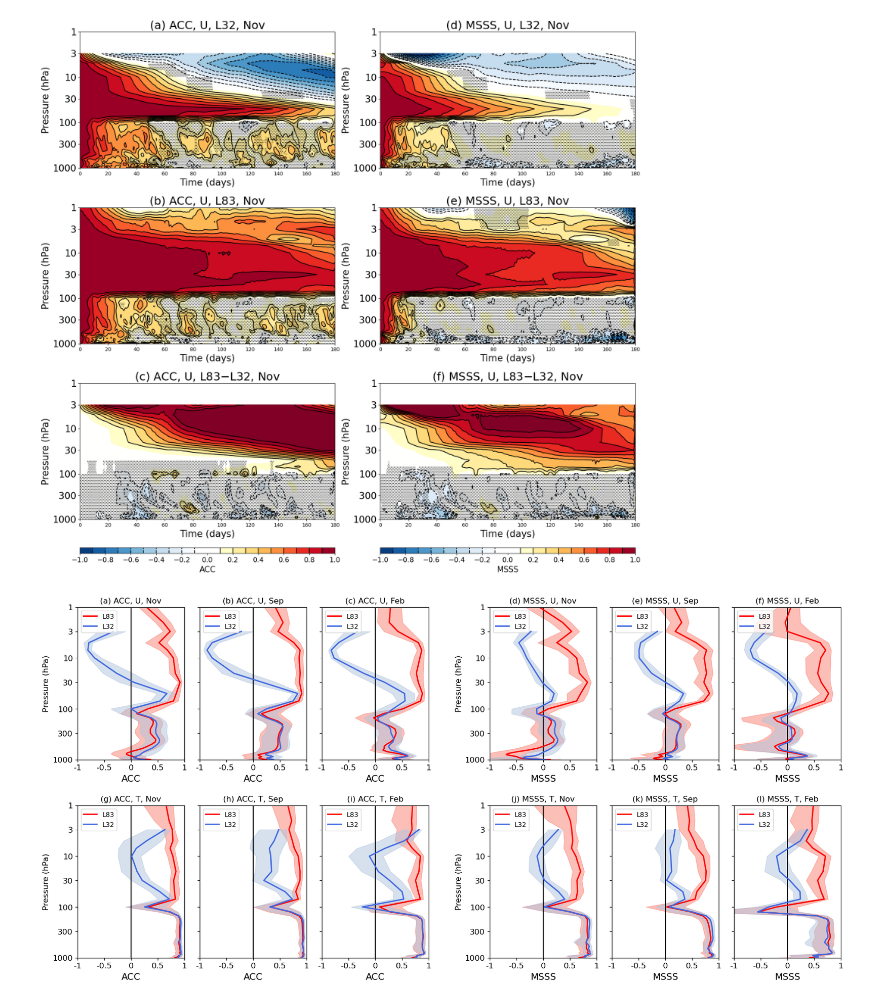
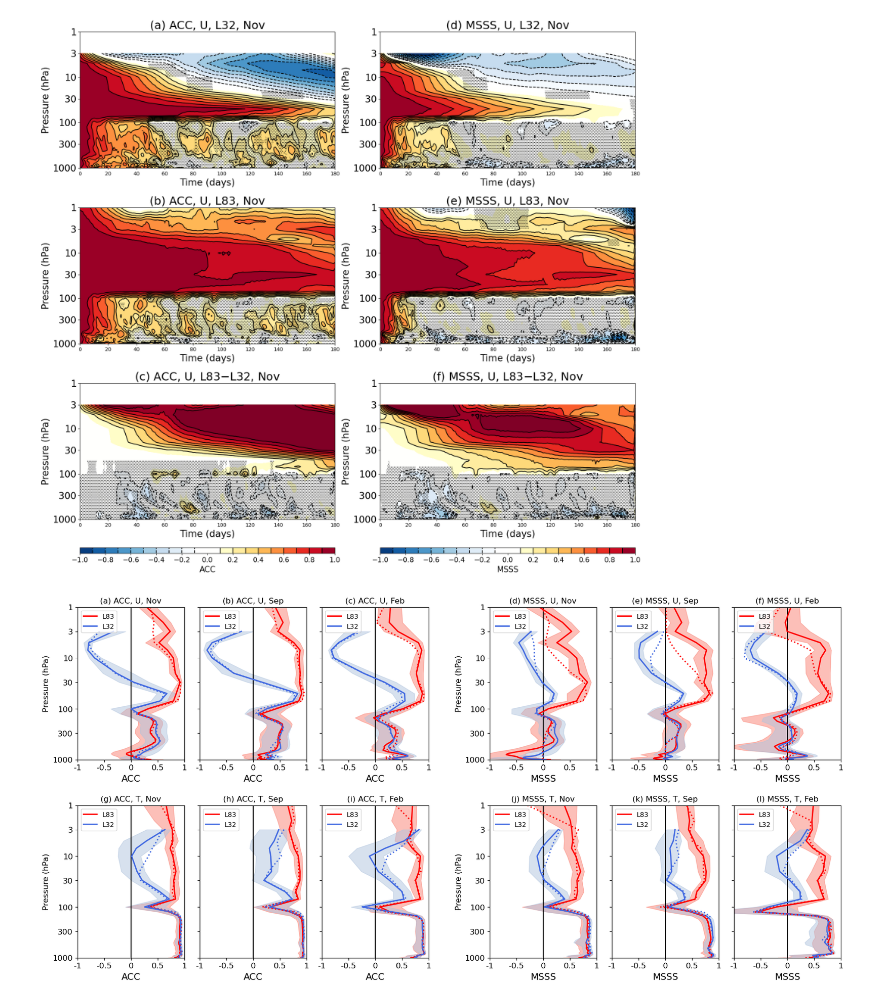
Before and after one commit to islasimpson/NCAR_CW3E_SMYLE, a Jupyter notebook: FIGURES/fig1_2.ipynb, the cells around one changed output. Drawn from its saved outputs; the diff is of its cells as text; code cells hidden in the pictures.

```diff
--- a/FIGURES/fig1_2.ipynb
+++ b/FIGURES/fig1_2.ipynb
@@ -324,32 +375,44 @@ acc_high_nov_uzm = xr.corr(era5_nov_uzm_tr, high_nov_uzm_tr_interpm, dim='init_y
 acc_low_nov_uzm = xr.corr(era5_nov_uzm_tr, low_nov_uzm_tr_interpm, dim='init_year')
 acc_high_nov_2mon_uzm = xr.corr(era5_nov_uzm_tr_2mon, high_nov_uzm_tr_2mon, dim='init_year')
 acc_low_nov_2mon_uzm = xr.corr(era5_nov_uzm_tr_2mon, low_nov_uzm_tr_2mon, dim='init_year')
+acc_high_nov_2mon_uzm_jra = xr.corr(jra3q_nov_uzm_tr_2mon, high_nov_uzm_tr_2mon, dim='init_year')
+acc_low_nov_2mon_uzm_jra = xr.corr(jra3q_nov_uzm_tr_2mon, low_nov_uzm_tr_2mon, dim='init_year')
 
 acc_high_sep_uzm = xr.corr(era5_sep_uzm_tr, high_sep_uzm_tr_interpm, dim='init_year')
 acc_low_sep_uzm = xr.corr(era5_sep_uzm_tr, low_sep_uzm_tr_interpm, dim='init_year')
 acc_high_sep_2mon_uzm = xr.corr(era5_sep_uzm_tr_2mon, high_sep_uzm_tr_2mon, dim='init_year')
 acc_low_sep_2mon_uzm = xr.corr(era5_sep_uzm_tr_2mon, low_sep_uzm_tr_2mon, dim='init_year')
+acc_high_sep_2mon_uzm_jra = xr.corr(jra3q_sep_uzm_tr_2mon, high_sep_uzm_tr_2mon, dim='init_year')
+acc_low_sep_2mon_uzm_jra = xr.corr(jra3q_sep_uzm_tr_2mon, low_sep_uzm_tr_2mon, dim='init_year')
 
 acc_high_feb_uzm = xr.corr(era5_feb_uzm_tr, high_feb_uzm_tr_interpm, dim='init_year')
 acc_low_feb_uzm = xr.corr(era5_feb_uzm_tr, low_feb_uzm_tr_interpm, dim='init_year')
 acc_high_feb_2mon_uzm = xr.corr(era5_feb_uzm_tr_2mon, high_feb_uzm_tr_2mon, dim='init_year')
 acc_low_feb_2mon_uzm = xr.corr(era5_feb_uzm_tr_2mon, low_feb_uzm_tr_2mon, dim='init_year')
+acc_high_feb_2mon_uzm_jra = xr.corr(jra3q_feb_uzm_tr_2mon, high_feb_uzm_tr_2mon, dim='init_year')
+acc_low_feb_2mon_uzm_jra = xr.corr(jra3q_feb_uzm_tr_2mon, low_feb_uzm_tr_2mon, dim='init_year')
 
 
 acc_high_nov_tzm = xr.corr(era5_nov_tzm_tr, high_nov_tzm_tr_interpm, dim='init_year')
 acc_low_nov_tzm = xr.corr(era5_nov_tzm_tr, low_nov_tzm_tr_interpm, dim='init_year')
 acc_high_nov_2mon_tzm = xr.corr(era5_nov_tzm_tr_2mon, high_nov_tzm_tr_2mon, dim='init_year')
 acc_low_nov_2mon_tzm = xr.corr(era5_nov_tzm_tr_2mon, low_nov_tzm_tr_2mon, dim='init_year')
+acc_high_nov_2mon_tzm_jra = xr.corr(jra3q_nov_tzm_tr_2mon, high_nov_tzm_tr_2mon, dim='init_year')
+acc_low_nov_2mon_tzm_jra = xr.corr(jra3q_nov_tzm_tr_2mon, low_nov_tzm_tr_2mon, dim='init_year')
 
 acc_high_sep_tzm = xr.corr(era5_sep_tzm_tr, high_sep_tzm_tr_interpm, dim='init_year')
 acc_low_sep_tzm = xr.corr(era5_sep_tzm_tr, low_sep_tzm_tr_interpm, dim='init_year')
 acc_high_sep_2mon_tzm = xr.corr(era5_sep_tzm_tr_2mon, high_sep_tzm_tr_2mon, dim='init_year')
 acc_low_sep_2mon_tzm = xr.corr(era5_sep_tzm_tr_2mon, low_sep_tzm_tr_2mon, dim='init_year')
+acc_high_sep_2mon_tzm_jra = xr.corr(jra3q_sep_tzm_tr_2mon, high_sep_tzm_tr_2mon, dim='init_year')
+acc_low_sep_2mon_tzm_jra = xr.corr(jra3q_sep_tzm_tr_2mon, low_sep_tzm_tr_2mon, dim='init_year')
 
 acc_high_feb_tzm = xr.corr(era5_feb_tzm_tr, high_feb_tzm_tr_interpm, dim='init_year')
 acc_low_feb_tzm = xr.corr(era5_feb_tzm_tr, low_feb_tzm_tr_interpm, dim='init_year')
 acc_high_feb_2mon_tzm = xr.corr(era5_feb_tzm_tr_2mon, high_feb_tzm_tr_2mon, dim='init_year')
 acc_low_feb_2mon_tzm = xr.corr(era5_feb_tzm_tr_2mon, low_feb_tzm_tr_2mon, dim='init_year')
+acc_high_feb_2mon_tzm_jra = xr.corr(jra3q_feb_tzm_tr_2mon, high_feb_tzm_tr_2mon, dim='init_year')
+acc_low_feb_2mon_tzm_jra = xr.corr(jra3q_feb_tzm_tr_2mon, low_feb_tzm_tr_2mon, dim='init_year')
 # %% [markdown]
 ### Read in bootstrapped confidence intervals (calculated at ./DATA_SORT/SIGNIF/fig1/output_signif_fig1_timepre.py
 # %%
@@ -366,7 +429,7 @@ signifdat_nov_2mon_tzm = xr.open_dataset(basepath_signif+"ci_last2months_initmon
 signifdat_sep_2mon_tzm = xr.open_dataset(basepath_signif+"ci_last2months_initmon09_Tzm.nc")
 signifdat_feb_2mon_tzm = xr.open_dataset(basepath_signif+"ci_last2months_initmon02_Tzm.nc")
 # %%
-def setup_2mon_plot(x1, x2, y1, y2, l83, l32, l83_min95, l83_max95, l32_min95, l32_max95, title='', xlabel='',ylabel=False, yticks='True'):
+def setup_2mon_plot(x1, x2, y1, y2, l83, l32, l83_min95, l83_max95, l32_min95, l32_max95, l83_jra3q=None, l32_jra3q=None, title='', xlabel='',ylabel=False, yticks='True'):
     ax = fig.add_axes([x1,y1,x2-x1, y2-y1])
     ax.plot([0,0],[-np.log10(1000),-np.log10(1)], color='black')
     ax.set_ylim(-np.log10(1000),-np.log10(1))
@@ -388,6 +451,12 @@ def setup_2mon_plot(x1, x2, y1, y2, l83, l32, l83_min95, l83_max95, l32_min95, l
     ax.plot(l83, -np.log10(l83.level), color='red', linewidth=2, label='L83')
     ax.fill_betweenx(-np.log10(l32_min95.level), l32_min95, l32_max95, color='lightsteelblue', alpha=0.5)
     ax.plot(l32, -np.log10(l32.level), color='royalblue', linewidth=2, label='L32')
+
+    if l83_jra3q is not None:
+        ax.plot(l83_jra3q, -np.log10(l83_jra3q.pre), color='red', linewidth=2, linestyle='dotted')
+    if l32_jra3q is not None:
+        ax.plot(l32_jra3q, -np.log10(l32_jra3q.pre), color='royalblue', linewidth=2, linestyle='dotted')
+
     ax.legend(prop={"size":10}, loc='upper left')
 
     return ax
@@ -442,48 +511,60 @@ fig.savefig(plotpath+'fig1.png', bbox_inches='tight', facecolor='white')
 fig = plt.figure(figsize=(16,16))
 
 ax = setup_2mon_plot(0.02,0.16,0.3,0.5,acc_high_nov_2mon_uzm, acc_low_nov_2mon_uzm, signifdat_nov_2mon.min95_high_cor, signifdat_nov_2mon.max95_high_cor,
-                                       signifdat_nov_2mon.min95_low_cor, signifdat_nov_2mon.max95_low_cor, title='(a) ACC, U, Nov', xlabel='ACC', ylabel=True)
+                                       signifdat_nov_2mon.min95_low_cor, signifdat_nov_2mon.max95_low_cor,
+                                       l83_jra3q=acc_high_nov_2mon_uzm_jra, l32_jra3q=acc_low_nov_2mon_uzm_jra, title='(a) ACC, U, Nov', xlabel='ACC', ylabel=True)
 
 ax = setup_2mon_plot(0.18,0.32,0.3,0.5,acc_high_sep_2mon_uzm, acc_low_sep_2mon_uzm, signifdat_sep_2mon.min95_high_cor, signifdat_sep_2mon.max95_high_cor,
-                                       signifdat_sep_2mon.min95_low_cor, signifdat_sep_2mon.max95_low_cor, title='(b) ACC, U, Sep', xlabel='ACC', ylabel=False, yticks=False)
+                                       signifdat_sep_2mon.min95_low_cor, signifdat_sep_2mon.max95_low_cor,
+                                       l83_jra3q=acc_high_sep_2mon_uzm_jra, l32_jra3q=acc_low_sep_2mon_uzm_jra,title='(b) ACC, U, Sep', xlabel='ACC', ylabel=False, yticks=False)
 
 ax = setup_2mon_plot(0.34,0.48,0.3,0.5,acc_high_feb_2mon_uzm, acc_low_feb_2mon_uzm, signifdat_feb_2mon.min95_high_cor, signifdat_feb_2mon.max95_high_cor,
-                                       signifdat_feb_2mon.min95_low_cor, signifdat_feb_2mon.max95_low_cor, title='(c) ACC, U, Feb', xlabel='ACC', ylabel=False, yticks=False)
+                                       signifdat_feb_2mon.min95_low_cor, signifdat_feb_2mon.max95_low_cor,
+                                       l83_jra3q=acc_high_feb_2mon_uzm_jra, l32_jra3q=acc_low_feb_2mon_uzm_jra,title='(c) ACC, U, Feb', xlabel='ACC', ylabel=False, yticks=False)
 
 
 
 ax = setup_2mon_plot(0.56,0.7,0.3,0.5,msss_high_nov_2mon_uzm, msss_low_nov_2mon_uzm, signifdat_nov_2mon.min95_high_msss, signifdat_nov_2mon.max95_high_msss,
-                                       signifdat_nov_2mon.min95_low_msss, signifdat_nov_2mon.max95_low_msss, title='(d) MSSS, U, Nov', xlabel='MSSS', ylabel=True)
+                                       signifdat_nov_2mon.min95_low_msss, signifdat_nov_2mon.max95_low_msss,
+                                    l83_jra3q=msss_high_nov_2mon_uzm_jra, l32_jra3q=msss_low_nov_2mon_uzm_jra,title='(d) MSSS, U, Nov', xlabel='MSSS', ylabel=True)
 
 ax = setup_2mon_plot(0.72,0.86,0.3,0.5,msss_high_sep_2mon_uzm, msss_low_sep_2mon_uzm, signifdat_sep_2mon.min95_high_msss, signifdat_sep_2mon.max95_high_msss,
-                                       signifdat_sep_2mon.min95_low_msss, signifdat_sep_2mon.max95_low_msss, title='(e) MSSS, U, Sep', xlabel='MSSS', ylabel=False, yticks=False)
+                                       signifdat_sep_2mon.min95_low_msss, signifdat_sep_2mon.max95_low_msss,
+                                    l83_jra3q=msss_high_sep_2mon_uzm_jra, l32_jra3q=msss_low_sep_2mon_uzm_jra,title='(e) MSSS, U, Sep', xlabel='MSSS', ylabel=False, yticks=False)
 
 ax = setup_2mon_plot(0.88,1.02,0.3,0.5,msss_high_feb_2mon_uzm, msss_low_feb_2mon_uzm, signifdat_feb_2mon.min95_high_msss, signifdat_feb_2mon.max95_high_msss,
-                                       signifdat_feb_2mon.min95_low_msss, signifdat_feb_2mon.max95_low_msss, title='(f) MSSS, U, Feb', xlabel='MSSS', ylabel=False, yticks=False)
+                                       signifdat_feb_2mon.min95_low_msss, signifdat_feb_2mon.max95_low_msss,
+                                    l83_jra3q=msss_high_feb_2mon_uzm_jra, l32_jra3q=msss_low_feb_2mon_uzm_jra,title='(f) MSSS, U, Feb', xlabel='MSSS', ylabel=False, yticks=False)
 
 
 
 
 ax = setup_2mon_plot(0.02,0.16,0.04,0.24,acc_high_nov_2mon_tzm, acc_low_nov_2mon_tzm, signifdat_nov_2mon_tzm.min95_high_cor, signifdat_nov_2mon_tzm.max95_high_cor,
-                                       signifdat_nov_2mon_tzm.min95_low_cor, signifdat_nov_2mon_tzm.max95_low_cor, title='(g) ACC, T, Nov', xlabel='ACC', ylabel=True)
+                                       signifdat_nov_2mon_tzm.min95_low_cor, signifdat_nov_2mon_tzm.max95_low_cor,
+                                     l83_jra3q = acc_high_nov_2mon_tzm_jra, l32_jra3q = acc_low_nov_2mon_tzm_jra, title='(g) ACC, T, Nov', xlabel='ACC', ylabel=True)
 
 ax = setup_2mon_plot(0.18,0.32,0.04,0.24,acc_high_sep_2mon_tzm, acc_low_sep_2mon_tzm, signifdat_sep_2mon_tzm.min95_high_cor, signifdat_sep_2mon_tzm.max95_high_cor,
-                                       signifdat_sep_2mon_tzm.min95_low_cor, signifdat_sep_2mon_tzm.max95_low_cor, title='(h) ACC, T, Sep', xlabel='ACC', ylabel=False, yticks=False)
+                                       signifdat_sep_2mon_tzm.min95_low_cor, signifdat_sep_2mon_tzm.max95_low_cor,
+                                       l83_jra3q = acc_high_sep_2mon_tzm_jra, l32_jra3q = acc_low_sep_2mon_tzm_jra, title='(h) ACC, T, Sep', xlabel='ACC', ylabel=False, yticks=False)
 
 ax = setup_2mon_plot(0.34,0.48,0.04,0.24,acc_high_feb_2mon_tzm, acc_low_feb_2mon_tzm, signifdat_feb_2mon_tzm.min95_high_cor, signifdat_feb_2mon_tzm.max95_high_cor,
-                                       signifdat_feb_2mon_tzm.min95_low_cor, signifdat_feb_2mon_tzm.max95_low_cor, title='(i) ACC, T, Feb', xlabel='ACC', ylabel=False, yticks=False)
+                                       signifdat_feb_2mon_tzm.min95_low_cor, signifdat_feb_2mon_tzm.max95_low_cor,
+                                      l83_jra3q = acc_high_feb_2mon_tzm_jra, l32_jra3q = acc_low_feb_2mon_tzm_jra,title='(i) ACC, T, Feb', xlabel='ACC', ylabel=False, yticks=False)
 
 
 
 ax = setup_2mon_plot(0.56,0.7,0.04,0.24,msss_high_nov_2mon_tzm, msss_low_nov_2mon_tzm, signifdat_nov_2mon_tzm.min95_high_msss, signifdat_nov_2mon_tzm.max95_high_msss,
-                                       signifdat_nov_2mon_tzm.min95_low_msss, signifdat_nov_2mon_tzm.max95_low_msss, title='(j) MSSS, T, Nov', xlabel='MSSS', ylabel=True)
+                                       signifdat_nov_2mon_tzm.min95_low_msss, signifdat_nov_2mon_tzm.max95_low_msss,
+                                       l83_jra3q = msss_high_nov_2mon_tzm_jra, l32_jra3q = msss_low_nov_2mon_tzm_jra, title='(j) MSSS, T, Nov', xlabel='MSSS', ylabel=True)
 
 ax = setup_2mon_plot(0.72,0.86,0.04,0.24,msss_high_sep_2mon_tzm, msss_low_sep_2mon_tzm, signifdat_sep_2mon_tzm.min95_high_msss, signifdat_sep_2mon_tzm.max95_high_msss,
-                                       signifdat_sep_2mon_tzm.min95_low_msss, signifdat_sep_2mon_tzm.max95_low_msss, title='(k) MSSS, T, Sep', xlabel='MSSS', ylabel=False, yticks=False)
+                                       signifdat_sep_2mon_tzm.min95_low_msss, signifdat_sep_2mon_tzm.max95_low_msss,
+                                      l83_jra3q = msss_high_sep_2mon_tzm_jra, l32_jra3q = msss_low_sep_2mon_tzm_jra, title='(k) MSSS, T, Sep', xlabel='MSSS', ylabel=False, yticks=False)
 
 ax = setup_2mon_plot(0.88,1.02,0.04,0.24,msss_high_feb_2mon_tzm, msss_low_feb_2mon_tzm, signifdat_feb_2mon_tzm.min95_high_msss, signifdat_feb_2mon_tzm.max95_high_msss,
-                                       signifdat_feb_2mon_tzm.min95_low_msss, signifdat_feb_2mon_tzm.max95_low_msss, title='(l) MSSS, T, Feb', xlabel='MSSS', ylabel=False, yticks=False)
+                                       signifdat_feb_2mon_tzm.min95_low_msss, signifdat_feb_2mon_tzm.max95_low_msss,
+                                       l83_jra3q = msss_high_feb_2mon_tzm_jra, l32_jra3q = msss_low_feb_2mon_tzm_jra,title='(l) MSSS, T, Feb', xlabel='MSSS', ylabel=False, yticks=False)
 
 fig.savefig(plotpath+'fig2.png', bbox_inches='tight', facecolor='white')
 # %% [output]
-[figure, old version]
+[figure, new version]
```
Also changed, not shown: parts of 7 cells of this notebook.
